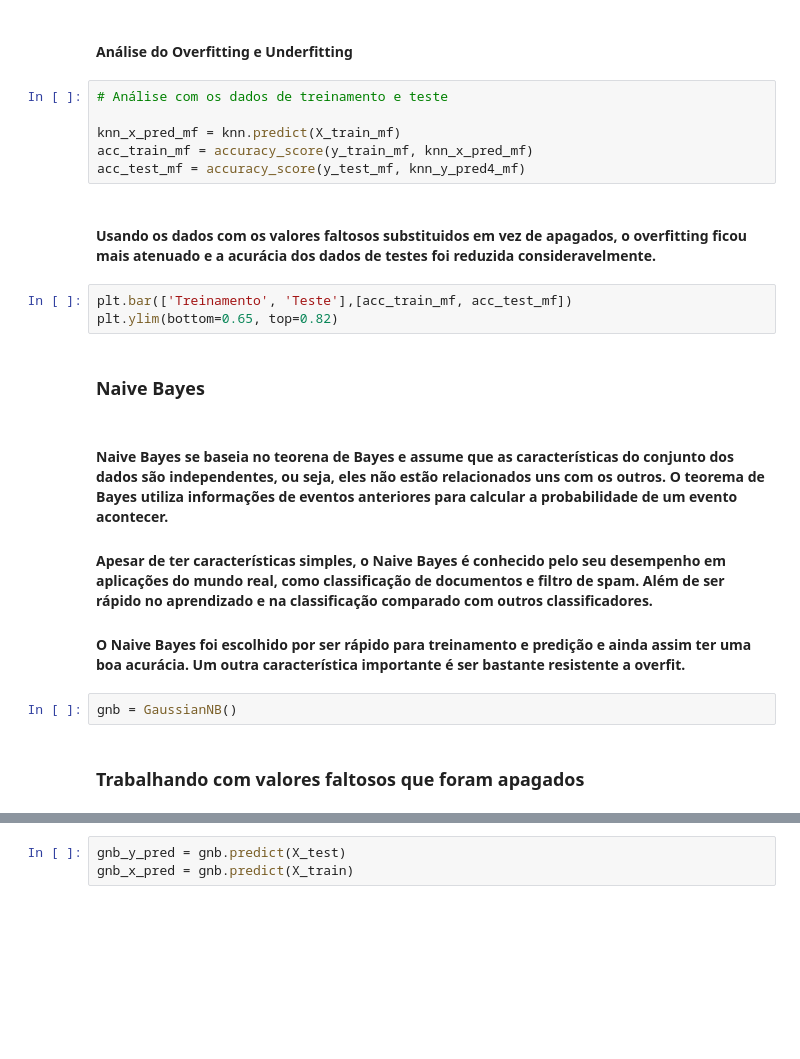
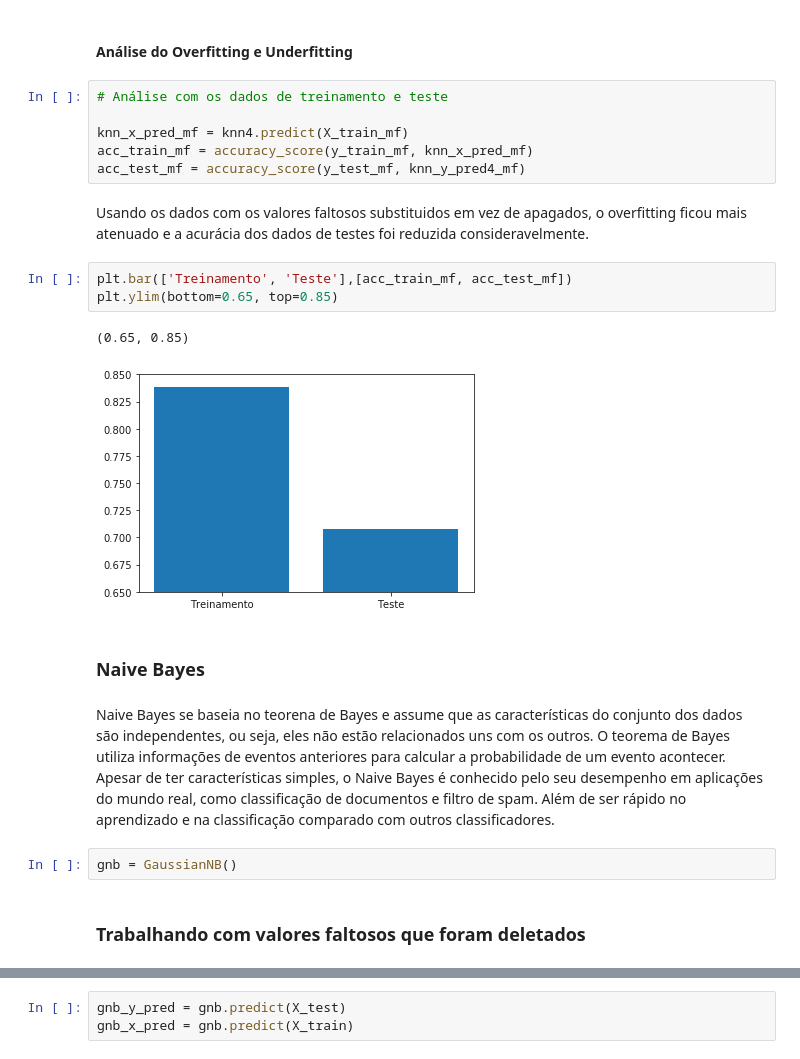
Before and after one commit to clairtonm/atlanticoDSTest, a Jupyter notebook: Notebooks/Use_of_force_Seattle_IA.ipynb, the cells around one changed output, grey strips where cells are left out. Cells and saved outputs as stored; diff of their text form; blank space fills up the shorter version.

```diff
--- a/Notebooks/Untitled.ipynb
+++ b/Notebooks/Use_of_force_Seattle_IA.ipynb
@@ -622,24 +627,25 @@ print('10 vizinhos = ', accuracy_score(y_test_mf, knn_y_pred10_mf))
 # %%
 # Análise com os dados de treinamento e teste
 
-knn_x_pred_mf = knn.predict(X_train_mf)
+knn_x_pred_mf = knn4.predict(X_train_mf)
 acc_train_mf = accuracy_score(y_train_mf, knn_x_pred_mf)
 acc_test_mf = accuracy_score(y_test_mf, knn_y_pred4_mf)
 # %% [markdown]
-#### Usando os dados com os valores faltosos substituidos em vez de apagados, o overfitting ficou mais atenuado e a acurácia dos dados de testes foi reduzida consideravelmente.
+Usando os dados com os valores faltosos substituidos em vez de apagados, o overfitting ficou mais atenuado e a acurácia dos dados de testes foi reduzida consideravelmente.
 # %%
 plt.bar(['Treinamento', 'Teste'],[acc_train_mf, acc_test_mf])
-plt.ylim(bottom=0.65, top=0.82)
+plt.ylim(bottom=0.65, top=0.85)
+# %% [output]
+(0.65, 0.85)
+[figure, added]
 # %% [markdown]
 ### Naive Bayes
 # %% [markdown]
-#### Naive Bayes se baseia no teorena de Bayes e assume que as características do conjunto dos dados são independentes, ou seja, eles não estão relacionados uns com os outros. O teorema de Bayes utiliza informações de eventos anteriores para calcular a probabilidade de um evento acontecer.
-#### Apesar de ter características simples, o Naive Bayes é conhecido pelo seu desempenho em aplicações do mundo real, como classificação de documentos e filtro de spam. Além de ser rápido no aprendizado e na classificação comparado com outros classificadores.
-
-#### O Naive Bayes foi escolhido por ser rápido para treinamento e predição e ainda assim ter uma boa acurácia. Um outra característica importante é ser bastante resistente a overfit.
+Naive Bayes se baseia no teorena de Bayes e assume que as características do conjunto dos dados são independentes, ou seja, eles não estão relacionados uns com os outros. O teorema de Bayes utiliza informações de eventos anteriores para calcular a probabilidade de um evento acontecer.
+Apesar de ter características simples, o Naive Bayes é conhecido pelo seu desempenho em aplicações do mundo real, como classificação de documentos e filtro de spam. Além de ser rápido no aprendizado e na classificação comparado com outros classificadores.
 # %%
 gnb = GaussianNB()
 # %% [markdown]
-### Trabalhando com valores faltosos que foram apagados
+### Trabalhando com valores faltosos que foram deletados
 # %%
 %timeit gnb.fit(X_train, y_train)
```
Also changed, not shown: parts of 29 cells of this notebook.
